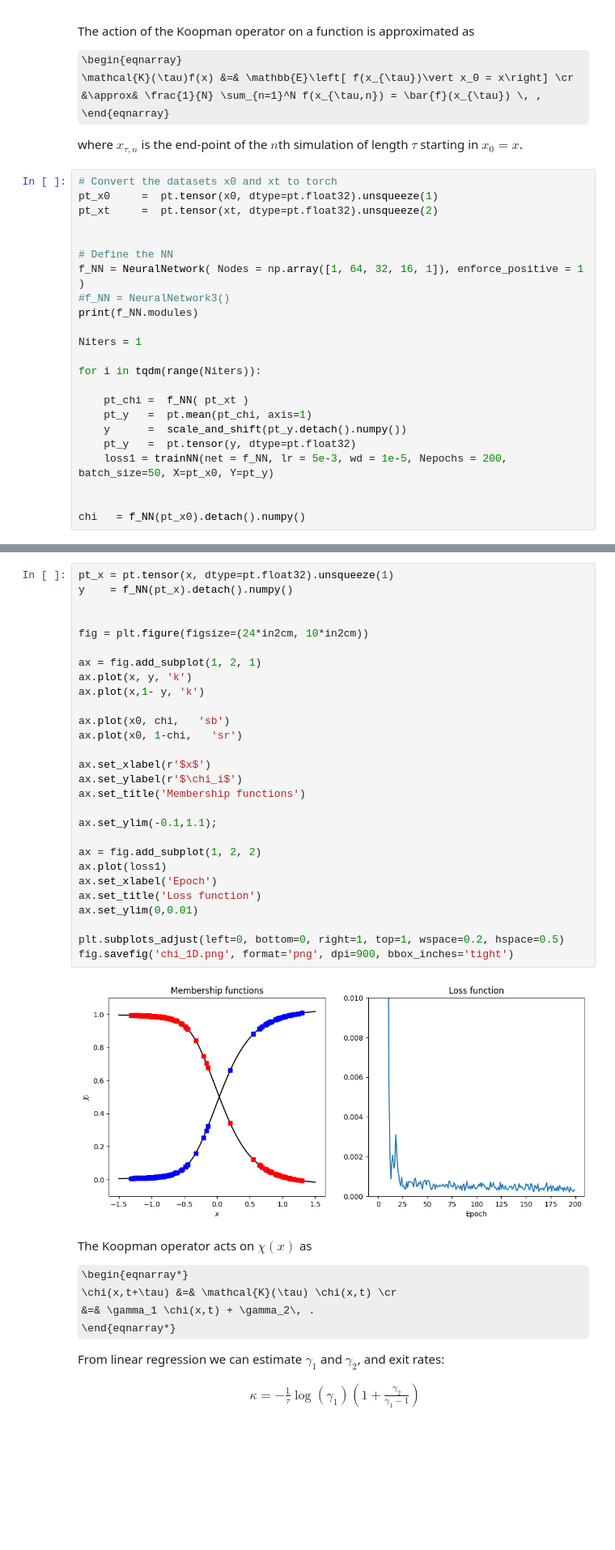
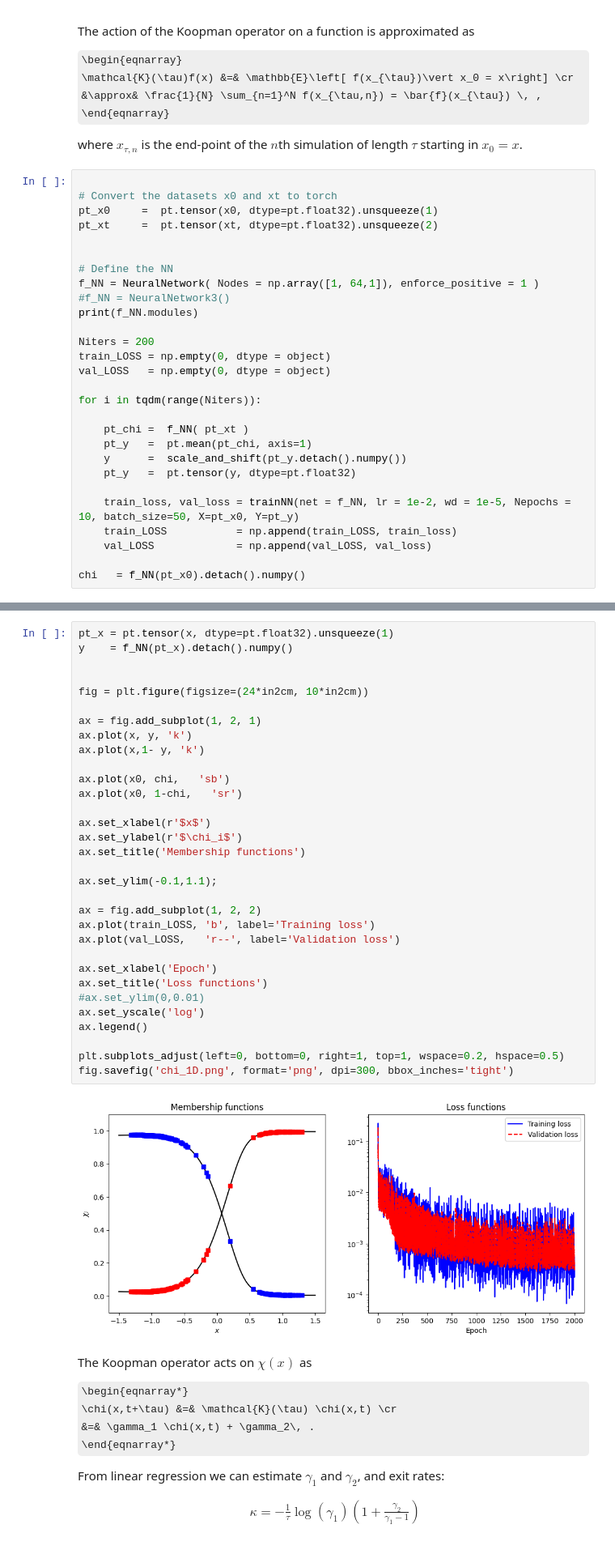
Before and after one commit to donatiluca/ISOKANN.pytorch, a Jupyter notebook: Example_1D.ipynb, the cells around one changed output, grey strips where cells are left out. Shown at 81% size. Cells and saved outputs as stored; diff of their text form; some formulas as TeX source; blank space fills up the shorter version.

```diff
--- a/Example_1D.ipynb
+++ b/Example_1D.ipynb
@@ -236,17 +231,20 @@ The action of the Koopman operator on a function is approximated as
 
 where $x_{\tau,n}$ is the end-point of the $n$th simulation of length $\tau$ starting in $x_0 = x$.
 # %%
+
 # Convert the datasets x0 and xt to torch
 pt_x0     =  pt.tensor(x0, dtype=pt.float32).unsqueeze(1)
 pt_xt     =  pt.tensor(xt, dtype=pt.float32).unsqueeze(2)
 
 
 # Define the NN
-f_NN = NeuralNetwork( Nodes = np.array([1, 64, 32, 16, 1]), enforce_positive = 1 )
+f_NN = NeuralNetwork( Nodes = np.array([1, 64,1]), enforce_positive = 1 )
 #f_NN = NeuralNetwork3()
 print(f_NN.modules)
 
-Niters = 1
+Niters = 200
+train_LOSS = np.empty(0, dtype = object)
+val_LOSS   = np.empty(0, dtype = object)
 
 for i in tqdm(range(Niters)):
 
@@ -254,8 +252,10 @@ for i in tqdm(range(Niters)):
     pt_y   =  pt.mean(pt_chi, axis=1)
     y      =  scale_and_shift(pt_y.detach().numpy())
     pt_y   =  pt.tensor(y, dtype=pt.float32)
-    loss1 = trainNN(net = f_NN, lr = 5e-3, wd = 1e-5, Nepochs = 200, batch_size=50, X=pt_x0, Y=pt_y)
 
+    train_loss, val_loss = trainNN(net = f_NN, lr = 1e-2, wd = 1e-5, Nepochs = 10, batch_size=50, X=pt_x0, Y=pt_y)
+    train_LOSS           = np.append(train_LOSS, train_loss)
+    val_LOSS             = np.append(val_LOSS, val_loss)
 
 chi   = f_NN(pt_x0).detach().numpy()
 # %% [output]
@@ -273,33 +271,37 @@ chi   = f_NN(pt_x0).detach().numpy()
 # %%
 pt_x = pt.tensor(x, dtype=pt.float32).unsqueeze(1)
 y    = f_NN(pt_x).detach().numpy()
 
 
 fig = plt.figure(figsize=(24*in2cm, 10*in2cm))
 
 ax = fig.add_subplot(1, 2, 1)
 ax.plot(x, y, 'k')
 ax.plot(x,1- y, 'k')
 
 ax.plot(x0, chi,   'sb')
 ax.plot(x0, 1-chi,   'sr')
 
 ax.set_xlabel(r'$x$')
 ax.set_ylabel(r'$\chi_i$')
 ax.set_title('Membership functions')
 
 ax.set_ylim(-0.1,1.1);
 
 ax = fig.add_subplot(1, 2, 2)
-ax.plot(loss1)
+ax.plot(train_LOSS, 'b', label='Training loss')
+ax.plot(val_LOSS,   'r--', label='Validation loss')
+
 ax.set_xlabel('Epoch')
-ax.set_title('Loss function')
-ax.set_ylim(0,0.01)
+ax.set_title('Loss functions')
+#ax.set_ylim(0,0.01)
+ax.set_yscale('log')
+ax.legend()
 
 plt.subplots_adjust(left=0, bottom=0, right=1, top=1, wspace=0.2, hspace=0.5)
-fig.savefig('chi_1D.png', format='png', dpi=900, bbox_inches='tight')
+fig.savefig('chi_1D.png', format='png', dpi=300, bbox_inches='tight')
 # %% [output]
-[figure, old version]
+[figure, new version]
 # %% [markdown]
 The Koopman operator acts on $\chi(x)$ as
 
```
Also changed, not shown: parts of 4 cells of this notebook, 1 other file.
